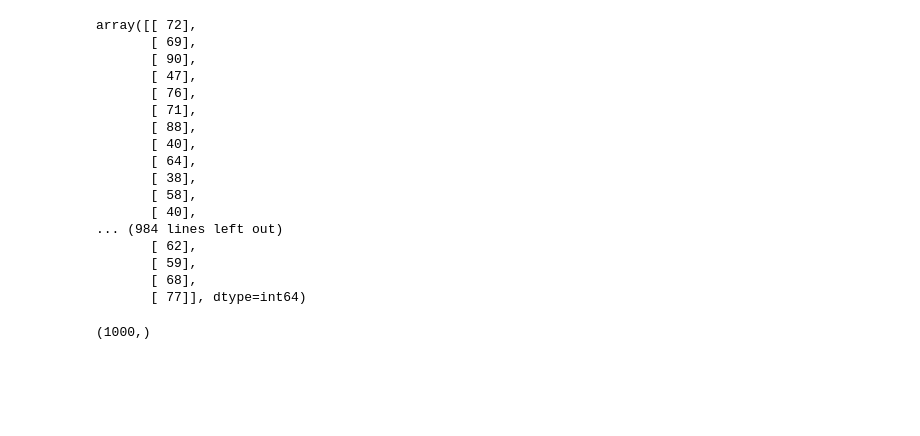
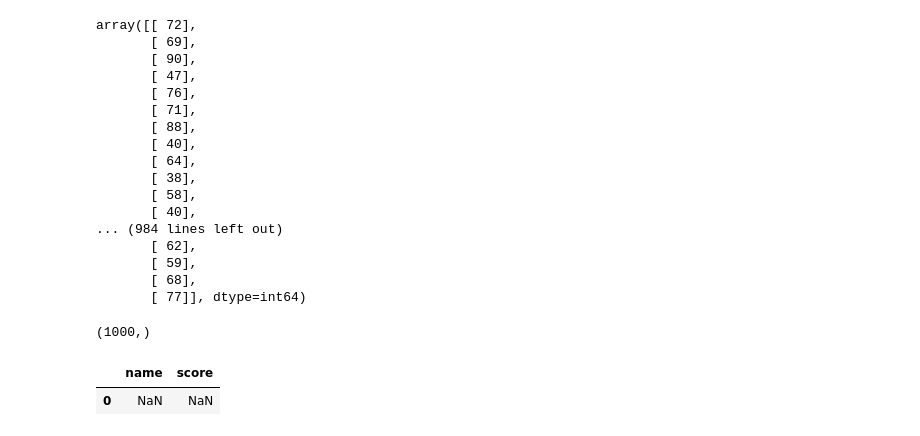
Before and after one commit to shekharsahu31/CompleteDataScienceProject, a Jupyter notebook: notebook/2. MODEL TRAINING.ipynb, the cells around one changed output. Drawn from its saved outputs; the diff is of its cells as text; code cells hidden in the pictures; blank space fills up the shorter version.

```diff
--- a/notebook/2. MODEL TRAINING.ipynb
+++ b/notebook/2. MODEL TRAINING.ipynb
@@ -293,3 +293,17 @@ array([[ 72],
 y.shape
 # %% [output]
 (1000,)
+# %%
+d = {
+    'a':7,
+    'b':8,
+    'c':4,
+    'd':0,
+    'e':3,
+}
+df = pd.DataFrame(data = [d] , columns=['name','score'])
+# %%
+df.head()
+# %% [output]
+|  | name | score |
+| 0 | NaN | NaN |
```
Also changed, not shown: parts of 4 cells of this notebook, 12 other files.
